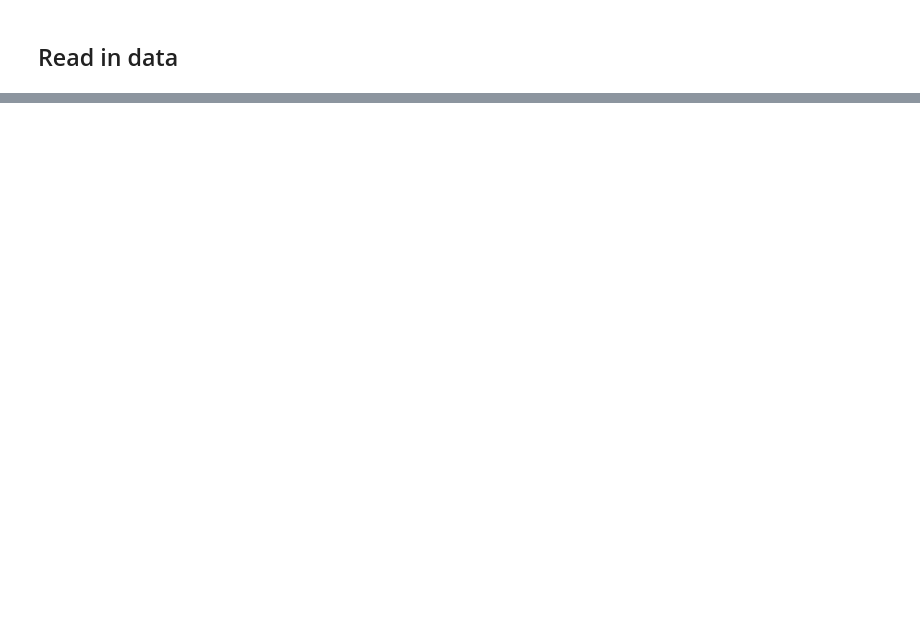
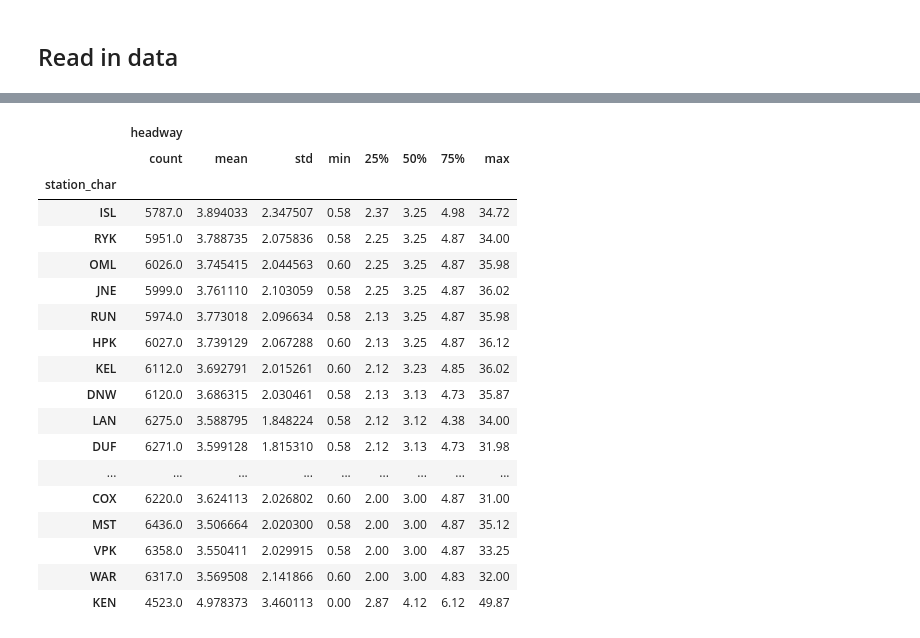
Before and after one commit to CivicTechTO/ttc_subway_times, a Jupyter notebook: doc/ttc_headway_analysis.ipynb, the cells around one changed output, grey strips where cells are left out. Saved outputs shown, nothing was run; the diff lists cells and outputs as text; code cells hidden in the pictures; blank space fills up the shorter version.

```diff
--- a/doc/ttc_headway_analysis.ipynb
+++ b/doc/ttc_headway_analysis.ipynb
@@ -303,0 +154,5 @@ Note:
+# %%
+# calculating time differences (takes long to compute!)
+p1 = pd.to_datetime(ttc_2['request_date'], format = '%Y-%m-%d %H:%M:%S.%f')
+p2 = p1.shift(-1,fill_value = 0)
+p3 = (p2-p1).astype('timedelta64[m]')
@@ -303,0 +293,23 @@ Note:
+# %%
+# eastbound
+ttc_east[['station_char','headway']].groupby('station_char').describe()
+# %% [output]
+|  | headway |  |  |  |  |  |  |  |
+|  | count | mean | std | min | 25% | 50% | 75% | max |
+| station_char |  |  |  |  |  |  |  |  |
+| ISL | 5787.0 | 3.894033 | 2.347507 | 0.58 | 2.37 | 3.25 | 4.98 | 34.72 |
+| RYK | 5951.0 | 3.788735 | 2.075836 | 0.58 | 2.25 | 3.25 | 4.87 | 34.00 |
+| OML | 6026.0 | 3.745415 | 2.044563 | 0.60 | 2.25 | 3.25 | 4.87 | 35.98 |
+| JNE | 5999.0 | 3.761110 | 2.103059 | 0.58 | 2.25 | 3.25 | 4.87 | 36.02 |
+| RUN | 5974.0 | 3.773018 | 2.096634 | 0.58 | 2.13 | 3.25 | 4.87 | 35.98 |
+| HPK | 6027.0 | 3.739129 | 2.067288 | 0.60 | 2.13 | 3.25 | 4.87 | 36.12 |
+| KEL | 6112.0 | 3.692791 | 2.015261 | 0.60 | 2.12 | 3.23 | 4.85 | 36.02 |
+| DNW | 6120.0 | 3.686315 | 2.030461 | 0.58 | 2.13 | 3.13 | 4.73 | 35.87 |
+| LAN | 6275.0 | 3.588795 | 1.848224 | 0.58 | 2.12 | 3.12 | 4.38 | 34.00 |
+| DUF | 6271.0 | 3.599128 | 1.815310 | 0.58 | 2.12 | 3.13 | 4.73 | 31.98 |
+| ... | ... | ... | ... | ... | ... | ... | ... | ... |
+| COX | 6220.0 | 3.624113 | 2.026802 | 0.60 | 2.00 | 3.00 | 4.87 | 31.00 |
+| MST | 6436.0 | 3.506664 | 2.020300 | 0.58 | 2.00 | 3.00 | 4.87 | 35.12 |
+| VPK | 6358.0 | 3.550411 | 2.029915 | 0.58 | 2.00 | 3.00 | 4.87 | 33.25 |
+| WAR | 6317.0 | 3.569508 | 2.141866 | 0.60 | 2.00 | 3.00 | 4.83 | 32.00 |
+| KEN | 4523.0 | 4.978373 | 3.460113 | 0.00 | 2.87 | 4.12 | 6.12 | 49.87 |
```
Also changed, not shown: parts of 51 cells of this notebook.
